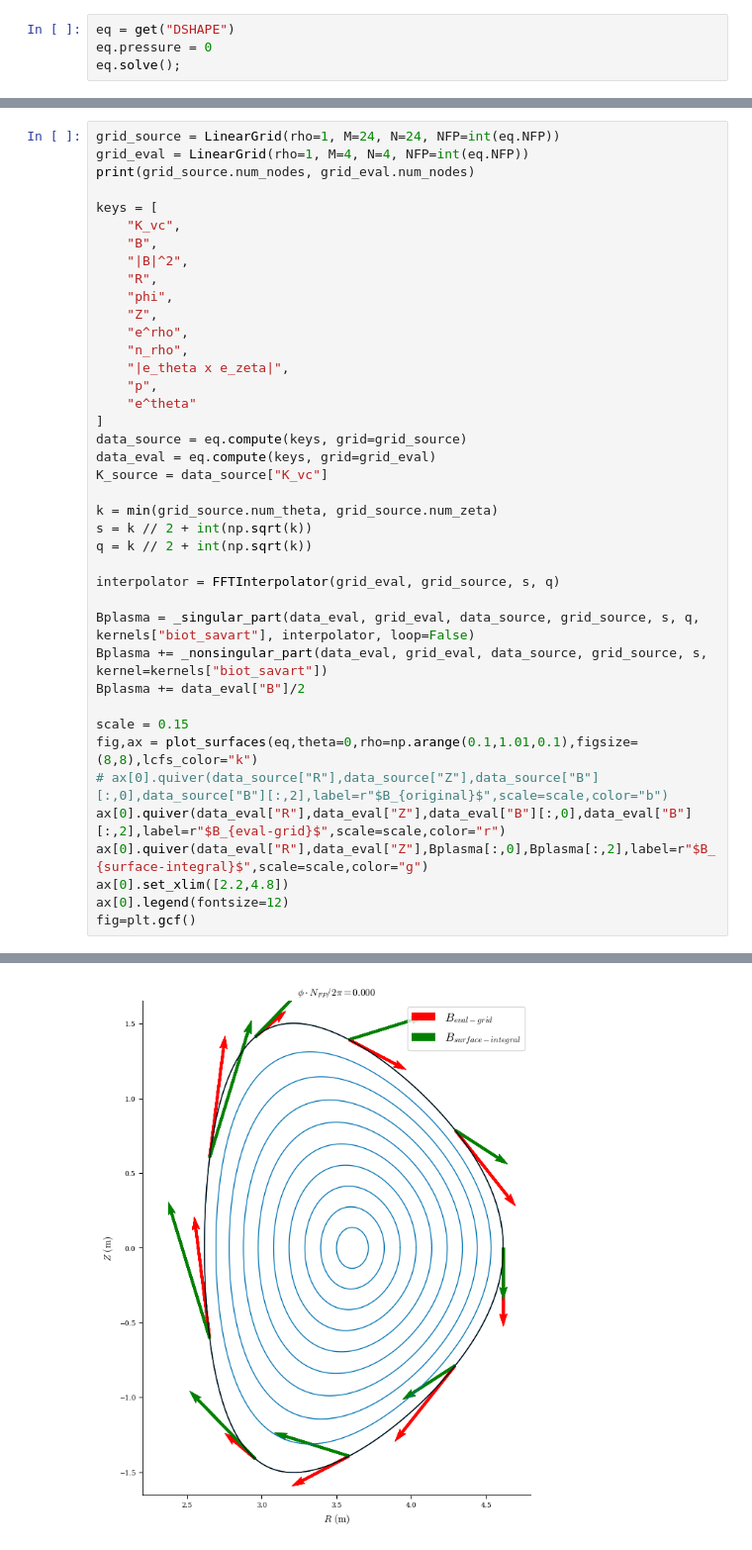
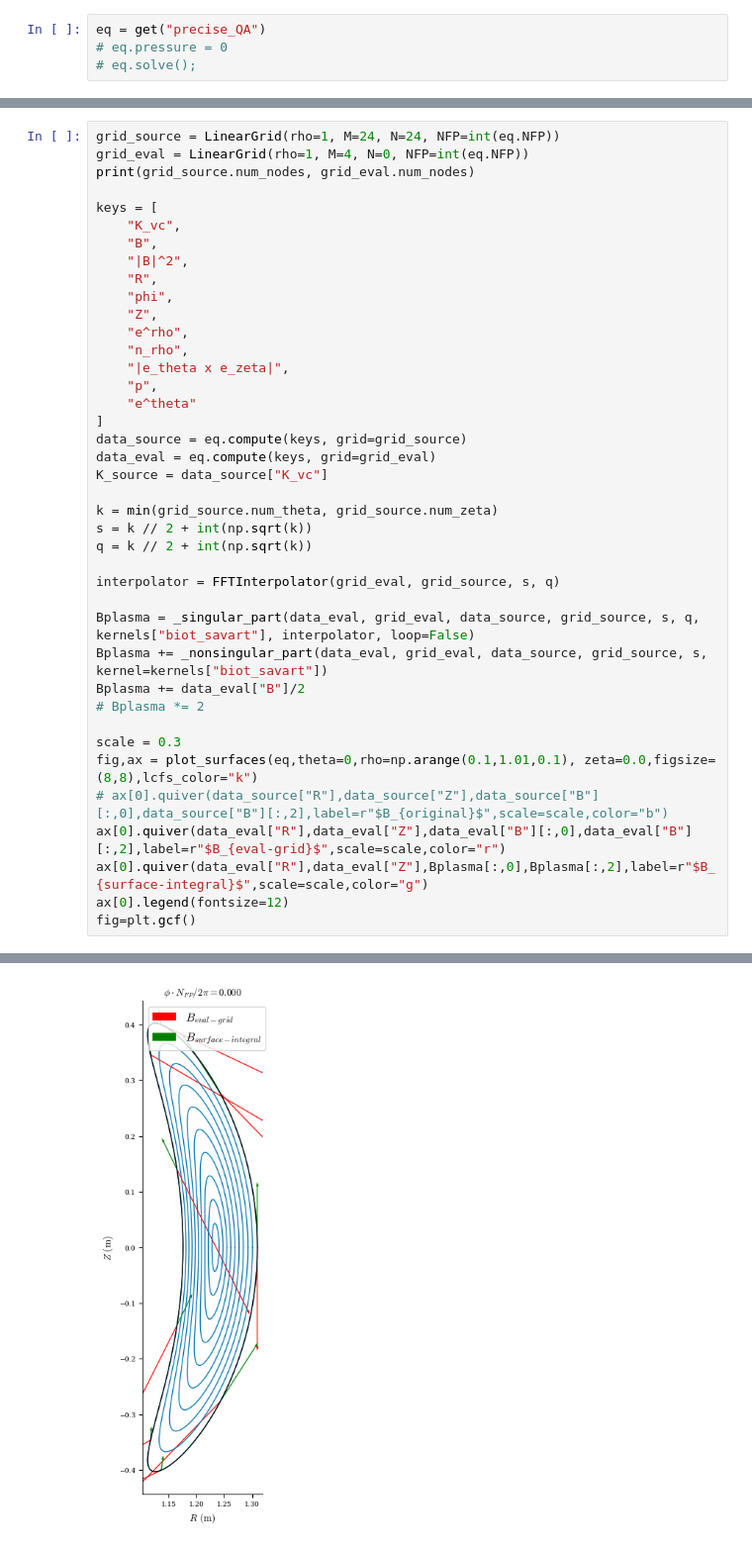
Before and after one commit to YigitElma/DEBUG-DESC, a Jupyter notebook: SurfaceIntegral/trial-1.ipynb, the cells around one changed output, grey strips where cells are left out. Shown at 99% size. Cells and saved outputs as stored; diff of their text form.

```diff
--- a/SurfaceIntegral/trial-1.ipynb
+++ b/SurfaceIntegral/trial-1.ipynb
@@ -41,4 +42,4 @@ from desc.objectives.normalization import compute_scaling_factors
 # %%
-eq = get("DSHAPE")
-eq.pressure = 0
-eq.solve();
+eq = get("precise_QA")
+# eq.pressure = 0
+# eq.solve();
@@ -108,6 +102,6 @@ fig=plt.gcf()
 # %%
 grid_source = LinearGrid(rho=1, M=24, N=24, NFP=int(eq.NFP))
-grid_eval = LinearGrid(rho=1, M=4, N=4, NFP=int(eq.NFP))
+grid_eval = LinearGrid(rho=1, M=4, N=0, NFP=int(eq.NFP))
 print(grid_source.num_nodes, grid_eval.num_nodes)
 
 keys = [
@@ -136,13 +130,13 @@ interpolator = FFTInterpolator(grid_eval, grid_source, s, q)
 Bplasma = _singular_part(data_eval, grid_eval, data_source, grid_source, s, q, kernels["biot_savart"], interpolator, loop=False)
 Bplasma += _nonsingular_part(data_eval, grid_eval, data_source, grid_source, s, kernel=kernels["biot_savart"])
 Bplasma += data_eval["B"]/2
+# Bplasma *= 2
 
-scale = 0.15
-fig,ax = plot_surfaces(eq,theta=0,rho=np.arange(0.1,1.01,0.1),figsize=(8,8),lcfs_color="k")
+scale = 0.3
+fig,ax = plot_surfaces(eq,theta=0,rho=np.arange(0.1,1.01,0.1), zeta=0.0,figsize=(8,8),lcfs_color="k")
 # ax[0].quiver(data_source["R"],data_source["Z"],data_source["B"][:,0],data_source["B"][:,2],label=r"$B_{original}$",scale=scale,color="b")
 ax[0].quiver(data_eval["R"],data_eval["Z"],data_eval["B"][:,0],data_eval["B"][:,2],label=r"$B_{eval-grid}$",scale=scale,color="r")
 ax[0].quiver(data_eval["R"],data_eval["Z"],Bplasma[:,0],Bplasma[:,2],label=r"$B_{surface-integral}$",scale=scale,color="g")
-ax[0].set_xlim([2.2,4.8])
 ax[0].legend(fontsize=12)
 fig=plt.gcf()
 # %% [output]
@@ -150 +144 @@ fig=plt.gcf()
-[figure, old version]
+[figure, new version]
```
Also changed, not shown: parts of 7 cells of this notebook, 6 other files.
